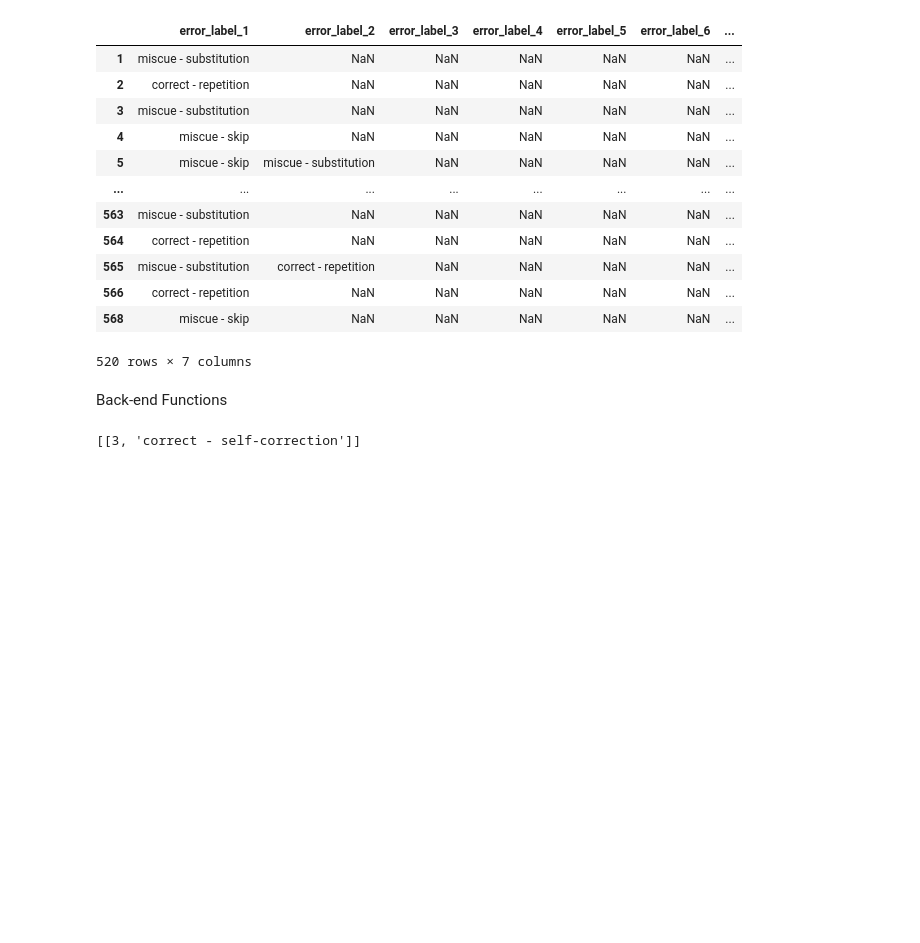
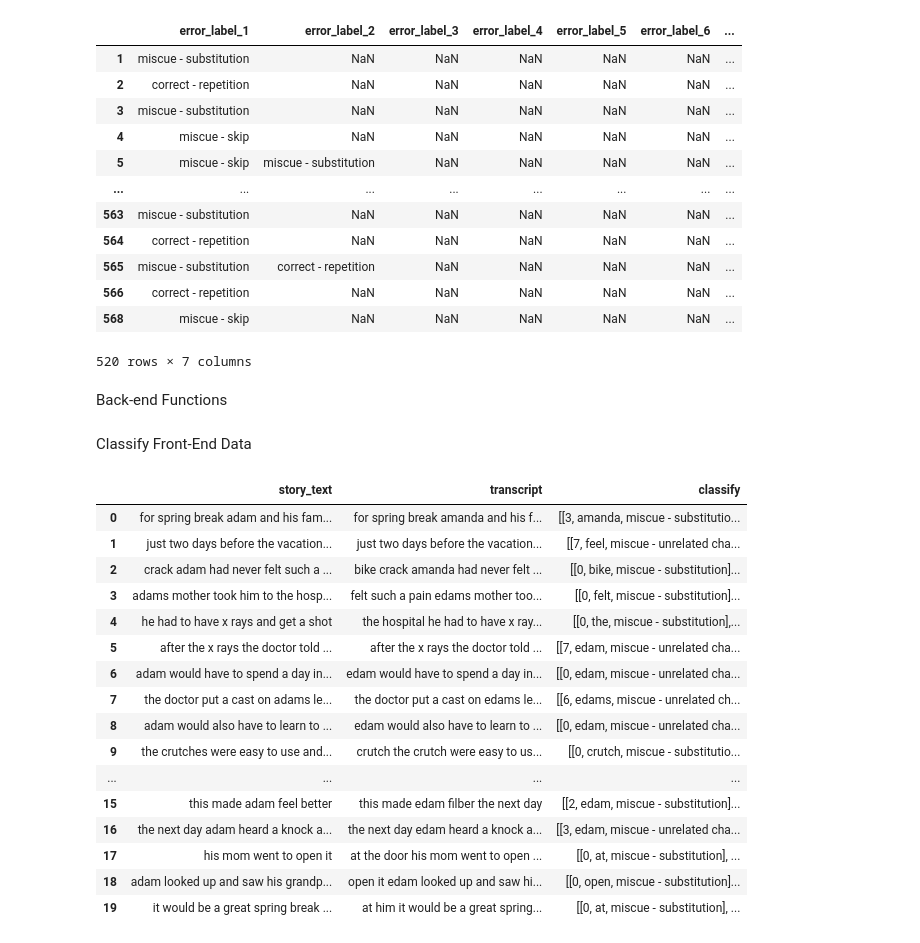
Before and after one commit to easeto/amira-learning, a Jupyter notebook: classify_2.ipynb, the cells around one changed output. Cells and saved outputs as stored; diff of their text form; code cells hidden in the pictures; blank space fills up the shorter version.

```diff
--- a/classify_2.ipynb
+++ b/classify_2.ipynb
@@ -173,6 +173,7 @@ def classify(error_words, story_text, transcript):
 
 
       res.append(id)
+      res.append(trans)
       res.append(e)
       result.append(res)
 
@@ -379,9 +380,44 @@ def classify_sent(text, trans):
     error_words = get_error_word(aligned_text, aligned_trans, error_index)
     # classify the errors
     return classify(error_words, ltext, ltrans)
-# %%
-text = 'i am a car car'
-trans = 'i am a car'
-classify_sent(text,trans)
-# %% [output]
-[[3, 'correct - self-correction']]
+# %% [markdown]
+Classify Front-End Data
+# %%
+#front end data
+with open('story_text.txt') as f:
+    lines = f.readlines()
+
+with open('transcript.txt') as f:
+    transcript = f.readlines()
+
+story_text = lines[0].split(". ")
+
+for i in range(len(story_text)):
+  story_text[i] = story_text[i].lower().translate(str.maketrans('', '', string.punctuation))
+
+for i in range(len(transcript)):
+  transcript[i] = transcript[i].lower().translate(str.maketrans('', '', string.punctuation)).replace("\n","").replace("  ", "")
+
+data = {'story_text':story_text, 'transcript':transcript}
+fdf = pd.DataFrame(data)
+# %%
+fdf['classify'] = fdf.apply(lambda x: classify_sent(x.story_text, x.transcript), axis = 1)
+fdf
+# %% [output]
+|  | story_text | transcript | classify |
+| 0 | for spring break adam and his fam... | for spring break amanda and his f... | [[3, amanda, miscue - substitutio... |
+| 1 | just two days before the vacation... | just two days before the vacation... | [[7, feel, miscue - unrelated cha... |
+| 2 | crack adam had never felt such a ... | bike crack amanda had never felt ... | [[0, bike, miscue - substitution]... |
+| 3 | adams mother took him to the hosp... | felt such a pain edams mother too... | [[0, felt, miscue - substitution]... |
+| 4 | he had to have x rays and get a shot | the hospital he had to have x ray... | [[0, the, miscue - substitution],... |
+| 5 | after the x rays the doctor told ... | after the x rays the doctor told ... | [[7, edam, miscue - unrelated cha... |
+| 6 | adam would have to spend a day in... | edam would have to spend a day in... | [[0, edam, miscue - unrelated cha... |
+| 7 | the doctor put a cast on adams le... | the doctor put a cast on edams le... | [[6, edams, miscue - unrelated ch... |
+| 8 | adam would also have to learn to ... | edam would also have to learn to ... | [[0, edam, miscue - unrelated cha... |
+| 9 | the crutches were easy to use and... | crutch the crutch were easy to us... | [[0, crutch, miscue - substitutio... |
+| ... | ... | ... | ... |
+| 15 | this made adam feel better | this made edam filber the next day | [[2, edam, miscue - substitution]... |
+| 16 | the next day adam heard a knock a... | the next day edam heard a knock a... | [[3, edam, miscue - unrelated cha... |
+| 17 | his mom went to open it | at the door his mom went to open ... | [[0, at, miscue - substitution], ... |
+| 18 | adam looked up and saw his grandp... | open it edam looked up and saw hi... | [[0, open, miscue - substitution]... |
+| 19 | it would be a great spring break ... | at him it would be a great spring... | [[0, at, miscue - substitution], ... |
```
Also changed, not shown: parts of 6 cells of this notebook.
